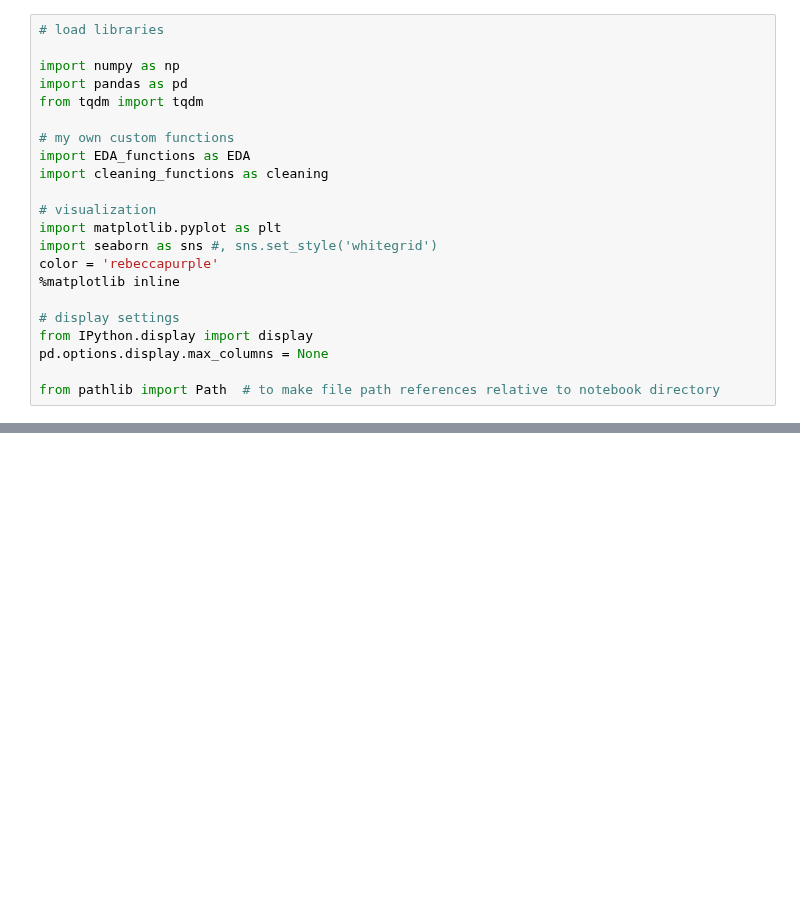
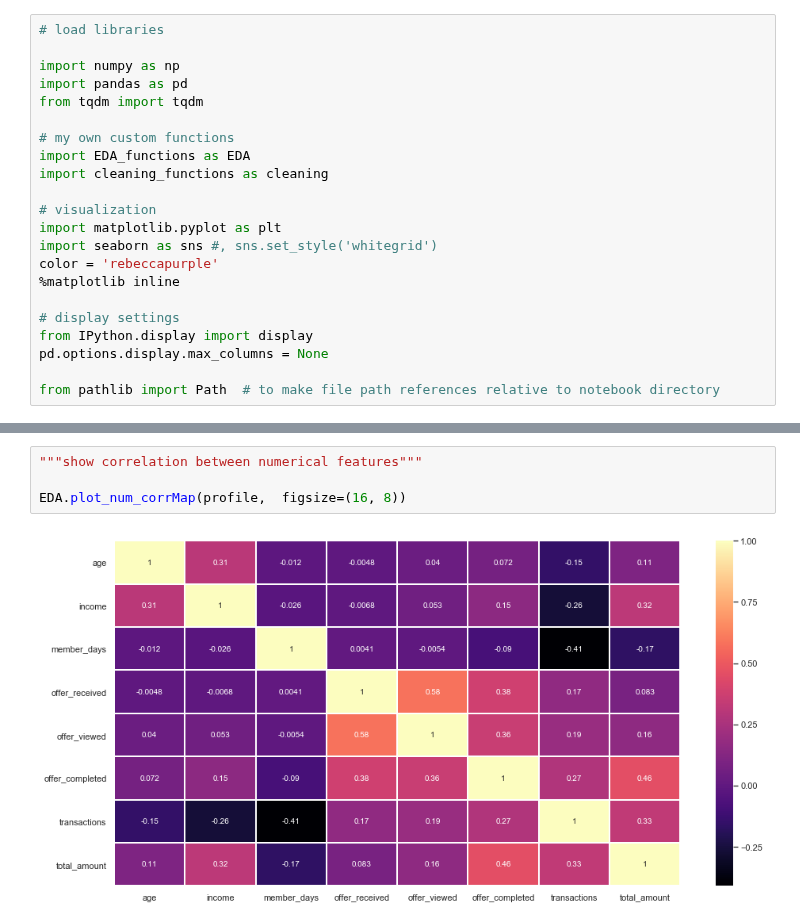
Before and after one commit to rbuerki/segmentation-challenge-starbucks, a Jupyter notebook: 2-eda.ipynb, the cells around one changed output, grey strips where cells are left out. Drawn from its saved outputs; the diff is of its cells as text; blank space fills up the shorter version.

```diff
--- a/2-eda.ipynb
+++ b/2-eda.ipynb
@@ -356,0 +130,6 @@ transcript_test
+# %%
+"""show correlation between numerical features"""
+
+EDA.plot_num_corrMap(profile,  figsize=(16, 8))
+# %% [output]
+[figure, added]
```
Also changed, not shown: parts of 24 cells of this notebook.
